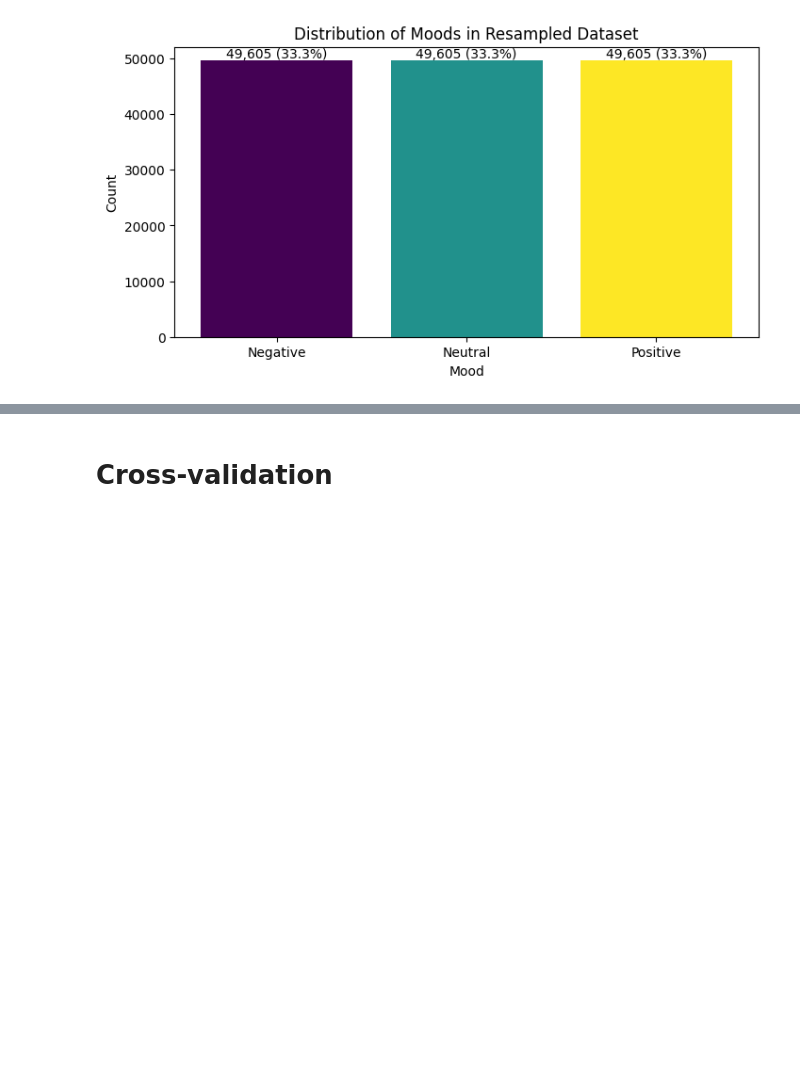
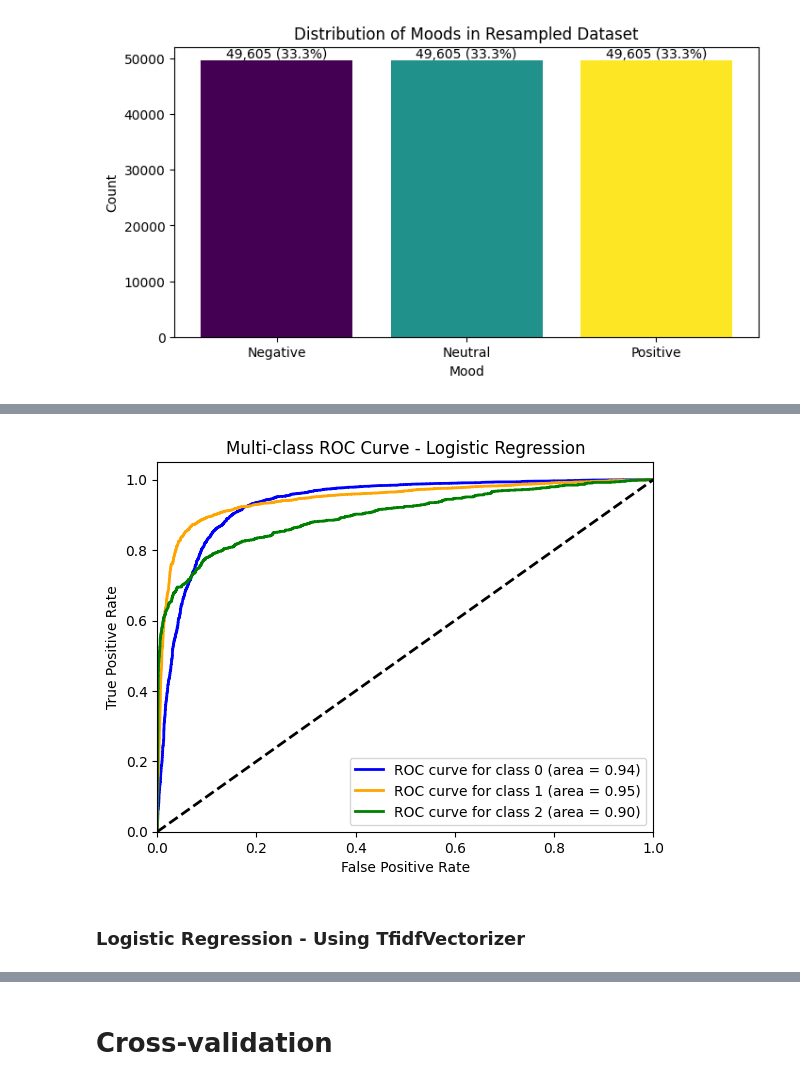
Before and after one commit to anmolpreet914/Analyzing-Twitter-Data-ML, a Jupyter notebook: Data Modelling/Data Modelling.ipynb, the cells around one changed output, grey strips where cells are left out. Drawn from its saved outputs; the diff is of its cells as text; code cells hidden in the pictures; blank space fills up the shorter version.

```diff
--- a/Data Modelling/Data Modelling.ipynb
+++ b/Data Modelling/Data Modelling.ipynb
@@ -470,0 +632,36 @@ weighted avg       0.88      0.88      0.88     18692
+# %%
+# Binarize the output labels
+y_test_bin = label_binarize(y_test, classes=[0, 1, 2])
+n_classes = y_test_bin.shape[1]
+
+# Calculate the probability estimates
+y_pred_prob = model_LR_countv.predict_proba(X_test_cv)
+
+# Compute ROC curve and ROC area for each class
+fpr = dict()
+tpr = dict()
+roc_auc = dict()
+
+for i in range(n_classes):
+    fpr[i], tpr[i], _ = roc_curve(y_test_bin[:, i], y_pred_prob[:, i])
+    roc_auc[i] = auc(fpr[i], tpr[i])
+
+# Plot ROC curves for each class
+plt.figure()
+colors = ['blue', 'orange', 'green']
+for i in range(n_classes):
+    plt.plot(fpr[i], tpr[i], color=colors[i], lw=2,
+             label='ROC curve for class {0} (area = {1:0.2f})'.format(i, roc_auc[i]))
+
+plt.plot([0, 1], [0, 1], 'k--', lw=2)  # Diagonal line
+plt.xlim([0.0, 1.0])
+plt.ylim([0.0, 1.05])
+plt.xlabel('False Positive Rate')
+plt.ylabel('True Positive Rate')
+plt.title('Multi-class ROC Curve - Logistic Regression')
+plt.legend(loc="lower right")
+plt.show()
+# %% [output]
+[figure, added]
+# %% [markdown]
+### Logistic Regression - Using TfidfVectorizer
```
Also changed, not shown: parts of 69 cells of this notebook.
